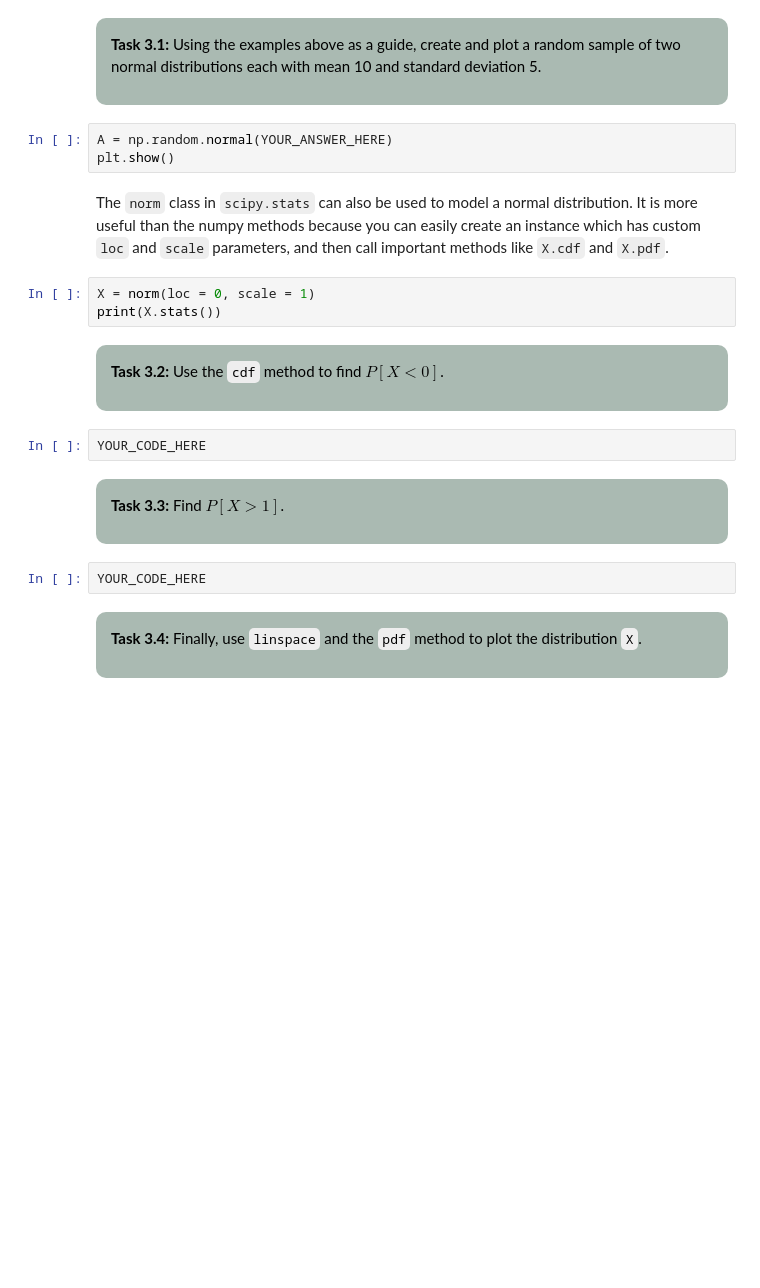
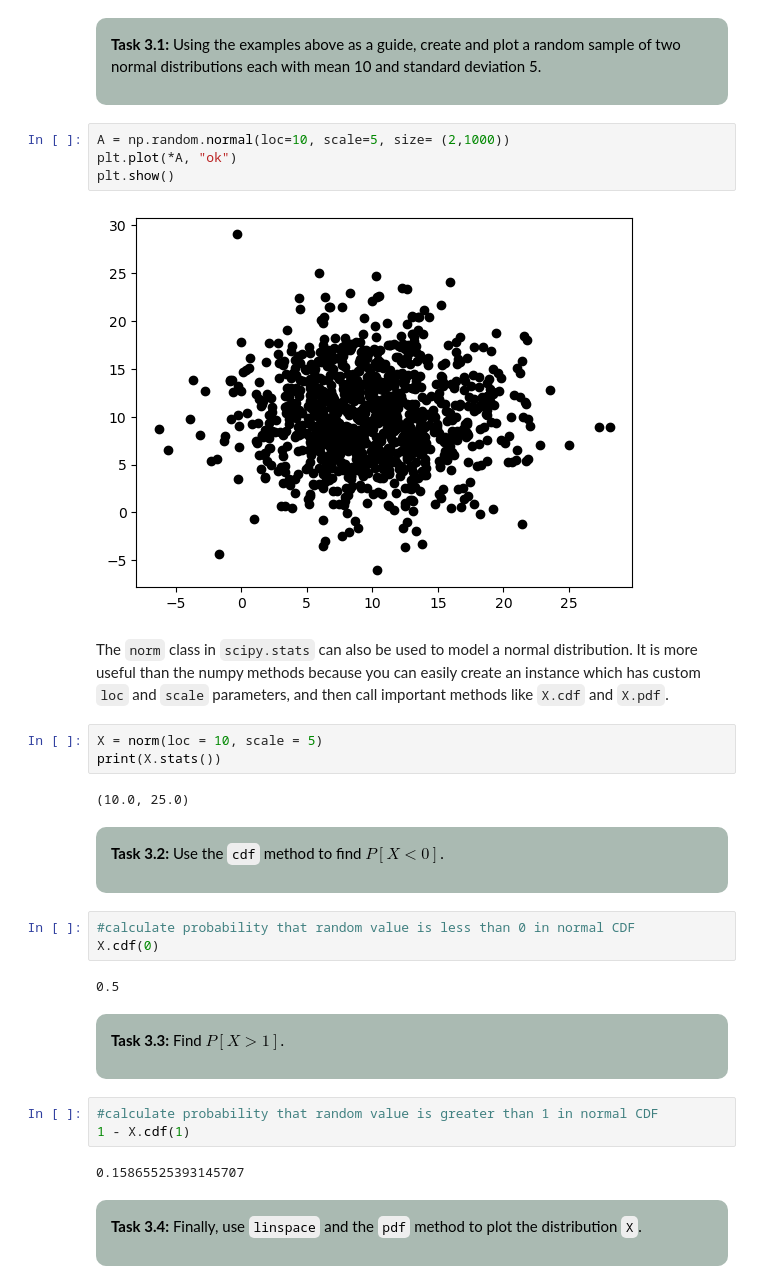
Before and after one commit to GeorgeNikolov/MUDE_PAs, a Jupyter notebook: Week_1_2/PA02_A_Random_Adventure.ipynb, the cells around one changed output. Cells and saved outputs as stored; diff of their text form; blank space fills up the shorter version.

```diff
--- a/Week_1_2/PA02_A_Random_Adventure.ipynb
+++ b/Week_1_2/PA02_A_Random_Adventure.ipynb
@@ -182,13 +239,18 @@ We will focus initially in MUDE on the Normal (or Gaussian) distribution, which
 </p>
 </div>
 # %%
-A = np.random.normal(YOUR_ANSWER_HERE)
+A = np.random.normal(loc=10, scale=5, size= (2,1000))
+plt.plot(*A, "ok")
 plt.show()
+# %% [output]
+[figure, added]
 # %% [markdown]
 The `norm` class in `scipy.stats` can also be used to model a normal distribution. It is more useful than the numpy methods because you can easily create an instance which has custom `loc` and `scale` parameters, and then call important methods like `X.cdf` and `X.pdf`.
 # %%
-X = norm(loc = 0, scale = 1)
+X = norm(loc = 10, scale = 5)
 print(X.stats())
+# %% [output]
+(10.0, 25.0)
 # %% [markdown]
 <div style="background-color:#AABAB2; color: black; vertical-align: middle; padding:15px; margin: 10px; border-radius: 10px">
 <p>
@@ -197,7 +259,10 @@ print(X.stats())
 </p>
 </div>
 # %%
-YOUR_CODE_HERE
+#calculate probability that random value is less than 0 in normal CDF
+X.cdf(0)
+# %% [output]
+0.5
 # %% [markdown]
 <div style="background-color:#AABAB2; color: black; vertical-align: middle; padding:15px; margin: 10px; border-radius: 10px">
 <p>
@@ -206,7 +271,10 @@ Find $P[X > 1]$.
 </p>
 </div>
 # %%
-YOUR_CODE_HERE
+#calculate probability that random value is greater than 1 in normal CDF
+1 - X.cdf(1)
+# %% [output]
+0.15865525393145707
 # %% [markdown]
 <div style="background-color:#AABAB2; color: black; vertical-align: middle; padding:15px; margin: 10px; border-radius: 10px">
 <p>
```
Also changed, not shown: parts of 11 cells of this notebook, 1 other file.
